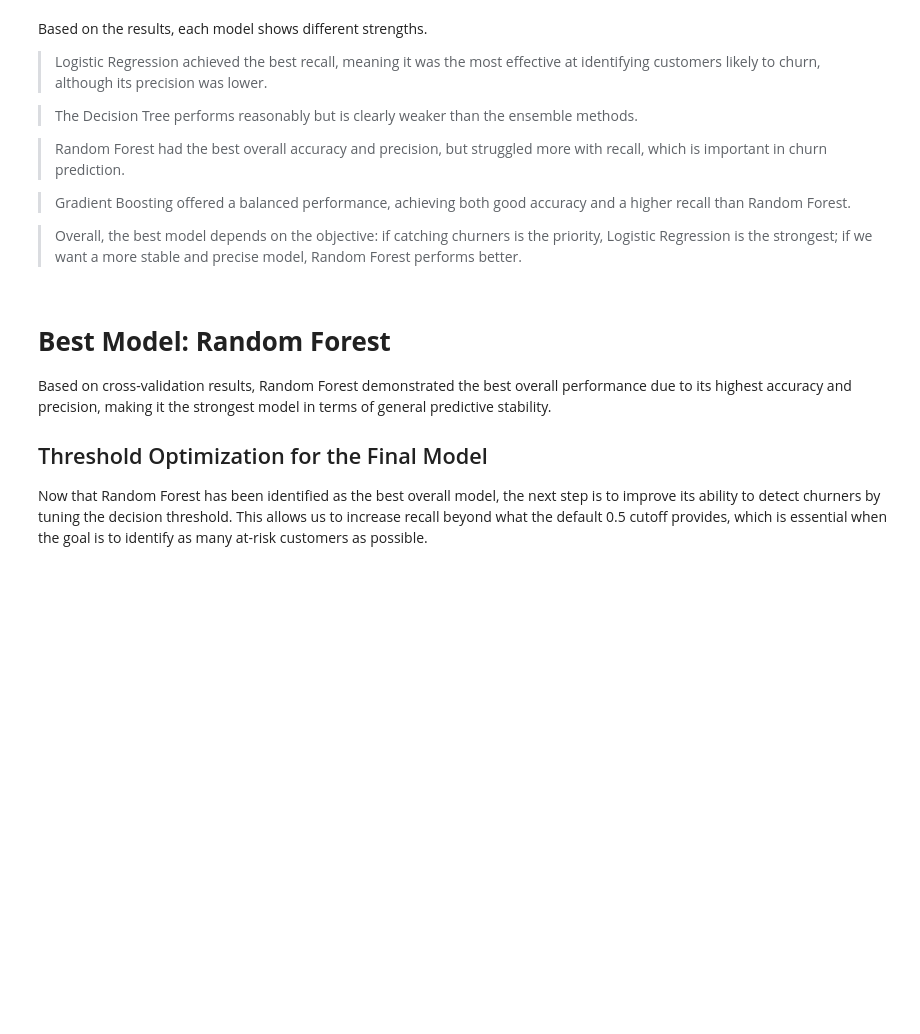
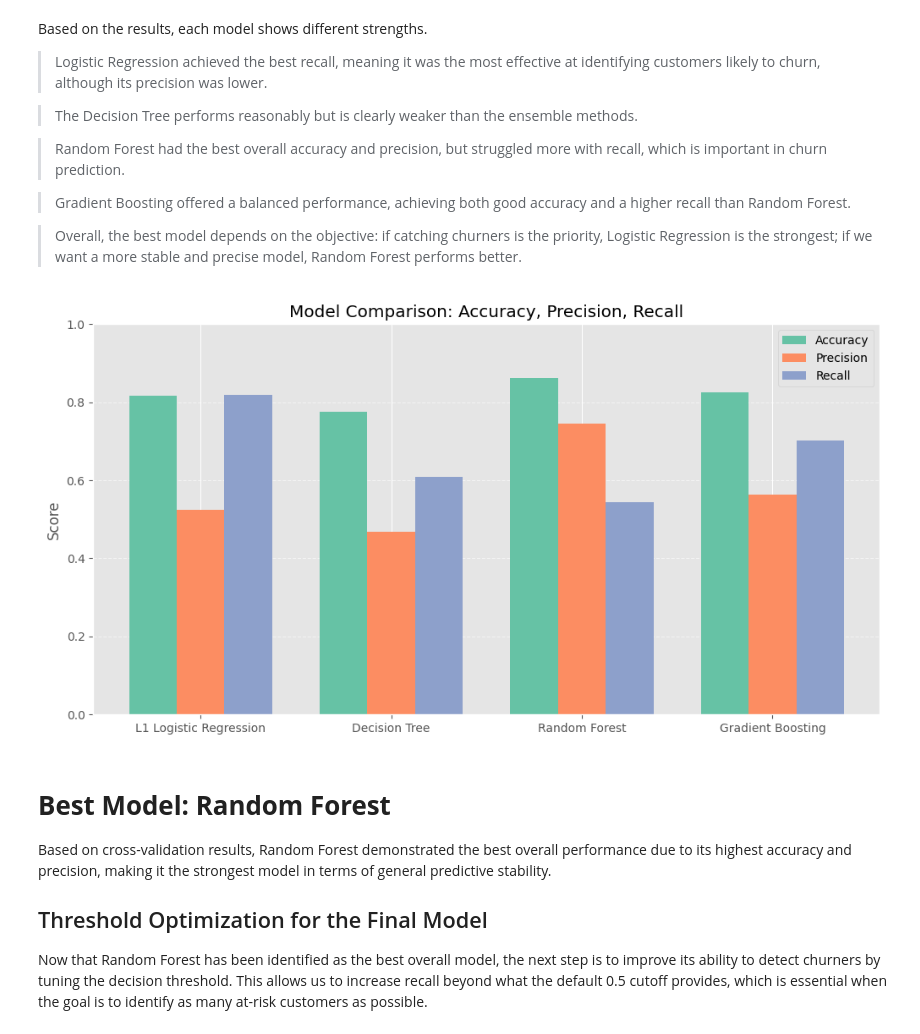
Before and after one commit to paulamrz-c/churn-analytics-project, a Jupyter notebook: notebooks/01_EDA&Modeling.ipynb, the cells around one changed output. Cells and saved outputs as stored; diff of their text form; code cells hidden in the pictures; blank space fills up the shorter version.

Commit message:
Adding plots

```diff
--- a/notebooks/01_EDA&Modeling.ipynb
+++ b/notebooks/01_EDA&Modeling.ipynb
@@ -603,8 +605,11 @@ pipeline = Pipeline([
     ('model', tree)
 ])
 
-print("\nDecision Tree Results:")
+results["Model"].append("Decision Tree")
 for m in ["accuracy", "precision", "recall"]:
     score = cross_val_score(pipeline, X, y, cv=2, scoring=m).mean()
-    print(f"{m.capitalize()}: {score:.4f}")
+    results[m.capitalize()].append(score)
+
+results_df = pd.DataFrame(results)
+results_df[results_df["Model"] == "Decision Tree"]
 # %% [output]
@@ -633,8 +636,11 @@ pipeline = Pipeline([
     ('model', rf)
 ])
 
-print("\nRandom Forest Results:")
+results["Model"].append("Random Forest")
 for m in ["accuracy", "precision", "recall"]:
     score = cross_val_score(pipeline, X, y, cv=2, scoring=m).mean()
-    print(f"{m.capitalize()}: {score:.4f}")
+    results[m.capitalize()].append(score)
+
+results_df = pd.DataFrame(results)
+results_df[results_df["Model"] == "Random Forest"]
 # %% [output]
@@ -659,8 +663,11 @@ pipeline = Pipeline([
     ('model', gbm)
 ])
 
-print("\nGradient Boosting Machine Results:")
+results["Model"].append("Gradient Boosting")
 for m in ["accuracy", "precision", "recall"]:
     score = cross_val_score(pipeline, X, y, cv=2, scoring=m).mean()
-    print(f"{m.capitalize()}: {score:.4f}")
+    results[m.capitalize()].append(score)
+
+results_df = pd.DataFrame(results)
+results_df[results_df["Model"] == "Gradient Boosting"]
 # %% [output]
@@ -689,6 +695,31 @@ Based on the results, each model shows different strengths.
 > Gradient Boosting offered a balanced performance, achieving both good accuracy and a higher recall than Random Forest.
 
 >Overall, the best model depends on the objective: if catching churners is the priority, Logistic Regression is the strongest; if we want a more stable and precise model, Random Forest performs better.
+# %%
+
+# Set width and positions
+x = np.arange(len(results_df["Model"]))
+width = 0.25
+
+plt.figure(figsize=(12, 6))
+
+# Plot bars
+plt.bar(x - width, results_df["Accuracy"], width, label="Accuracy")
+plt.bar(x, results_df["Precision"], width, label="Precision")
+plt.bar(x + width, results_df["Recall"], width, label="Recall")
+
+# Labels
+plt.xticks(x, results_df["Model"])
+plt.ylabel("Score")
+plt.title("Model Comparison: Accuracy, Precision, Recall")
+plt.legend()
+
+plt.ylim(0, 1)  # Scores go from 0 to 1
+plt.grid(axis="y", linestyle="--", alpha=0.6)
+
+plt.show()
+# %% [output]
+[figure, added]
 # %% [markdown]
 # **Best Model: Random Forest**
 Based on cross-validation results, Random Forest demonstrated the best overall performance due to its highest accuracy and precision, making it the strongest model in terms of general predictive stability.
```
Also changed, not shown: parts of 9 cells of this notebook.
